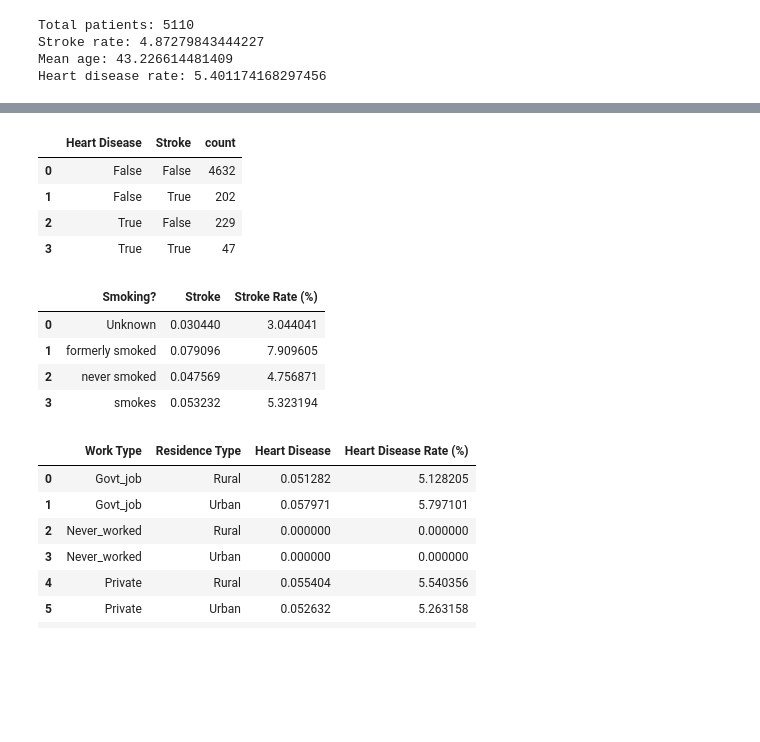
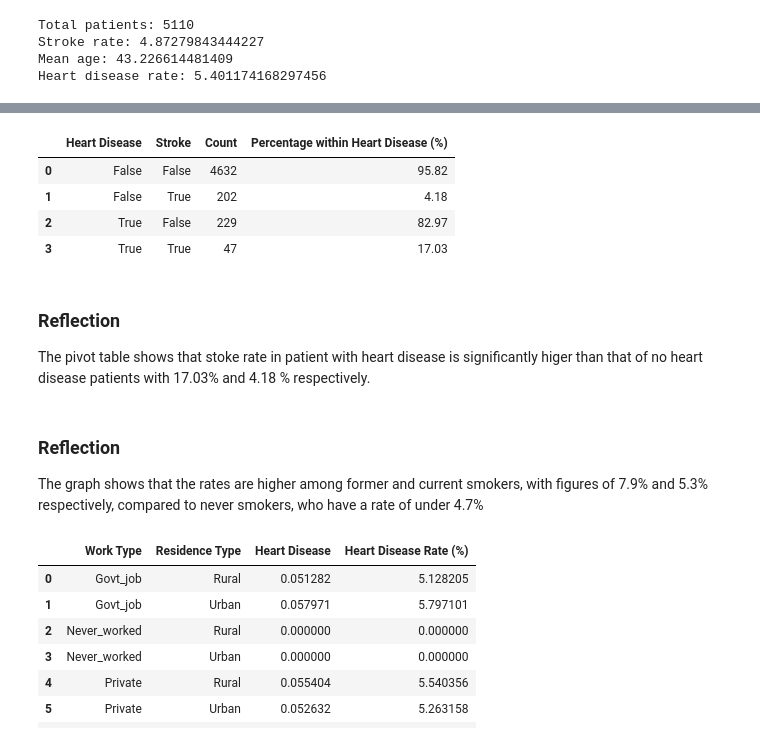
Before and after one commit to Johhad/Group-6-Dashboard-Stroke-Risk-Prediction, a Jupyter notebook: jupyter-notebooks/01_descriptive_analysis_results.ipynb, the cells around one changed output, grey strips where cells are left out. Cells and saved outputs as stored; diff of their text form; code cells hidden in the pictures; blank space fills up the shorter version.

Commit message:
Update 01_descriptive_analysis_results.ipynb
-Updated descriptive pipeline with reflections and graphs.

```diff
--- a/jupyter-notebooks/01_descriptive_analysis_results.ipynb
+++ b/jupyter-notebooks/01_descriptive_analysis_results.ipynb
@@ -56,24 +74,47 @@ Age_Mean_Non-Sroke 41.971544949598844
 # %%
 #Heart Diseases and Storke
-grp_hrt_stk = df.groupby(['Heart Disease', 'Stroke']).size().reset_index(name='count')
-grp_hrt_stk
+grp = df.groupby(['Heart Disease', 'Stroke']).size().reset_index(name='Count')
+
+# % within each Heart Disease group (row-wise)
+grp['Percentage within Heart Disease (%)'] = (
+    grp['Count'] / grp.groupby('Heart Disease')['Count'].transform('sum') * 100
+).round(2)
+
+grp
 # %% [output]
-|  | Heart Disease | Stroke | count |
-| 0 | False | False | 4632 |
-| 1 | False | True | 202 |
-| 2 | True | False | 229 |
-| 3 | True | True | 47 |
+|  | Heart Disease | Stroke | Count | Percentage within Heart Disease (%) |
+| 0 | False | False | 4632 | 95.82 |
+| 1 | False | True | 202 | 4.18 |
+| 2 | True | False | 229 | 82.97 |
+| 3 | True | True | 47 | 17.03 |
+# %% [markdown]
+### Reflection
+The pivot table shows that stoke rate in patient with heart disease is significantly higer than that of no heart disease patients with 17.03% and 4.18 % respectively.
 # %%
 #Smoking and Storke
 grp_smoke = df.groupby('Smoking?')['Stroke'].mean().reset_index()
+
+# Convert stroke rate to percentage
 grp_smoke['Stroke Rate (%)'] = grp_smoke['Stroke'] * 100
-grp_smoke
+
+# Create bar chart
+fig_smoke = px.bar(
+    grp_smoke,
+    x='Smoking?',
+    y='Stroke Rate (%)',
+    title='Stroke Rate by Smoking Status',
+    labels={'Smoking?': 'Smoking Status', 'Stroke Rate (%)': 'Stroke Rate (%)'},
+    color_discrete_sequence=["#43a6df"]
+)
+
+# Adjust layout
+fig_smoke.update_layout(height=400)
+
+# Display chart
+fig_smoke.show()
-# %% [output]
-|  | Smoking? | Stroke | Stroke Rate (%) |
-| 0 | Unknown | 0.030440 | 3.044041 |
-| 1 | formerly smoked | 0.079096 | 7.909605 |
-| 2 | never smoked | 0.047569 | 4.756871 |
-| 3 | smokes | 0.053232 | 5.323194 |
+# %% [markdown]
+### Reflection
+The graph shows that the rates are higher among former and current smokers, with figures of 7.9% and 5.3% respectively, compared to never smokers, who have a rate of under 4.7%
 # %%
 #Work type, residence, heart disease
 
```
Also changed, not shown: parts of 10 cells of this notebook.
